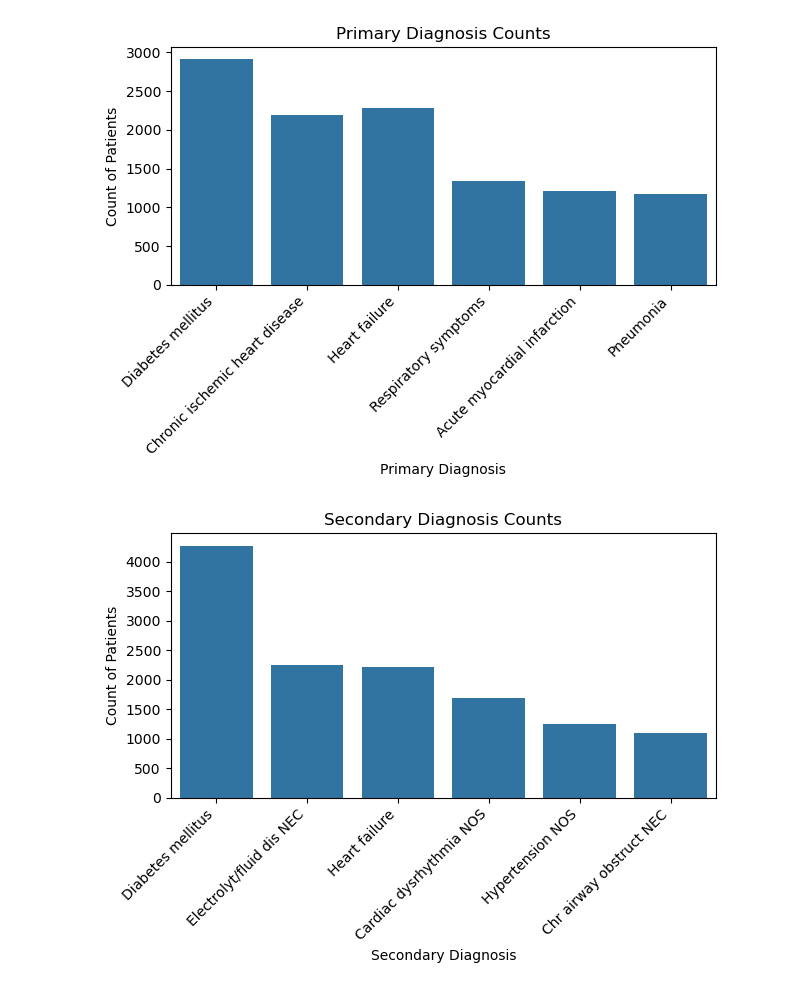
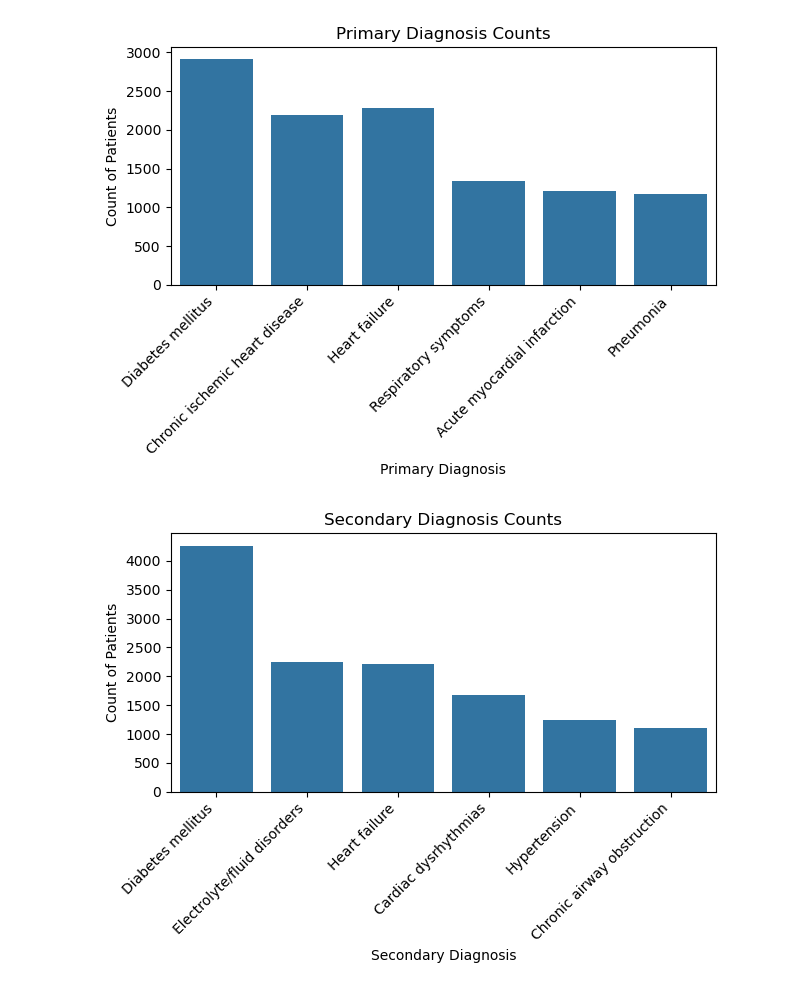
Before and after one commit to tonyinarula/Kaggle-Diabetes, a Jupyter notebook: analysis.ipynb, the cells around one changed output. Saved outputs shown, nothing was run; the diff lists cells and outputs as text; code cells hidden in the pictures.

```diff
--- a/analysis.ipynb
+++ b/analysis.ipynb
@@ -297,17 +294,21 @@ icd9_crosswalk_deduped['Description'] = icd9_crosswalk_deduped['Description'].re
                                                                                        'Chr ischemic hrt dis NOS': 'Chronic ischemic heart disease',
                                                                                        'Heart failure NOS': 'Heart failure',
                                                                                        'Pneumonia, organism NOS': 'Pneumonia',
-                                                                                       'Resp sys/chest symp NEC': 'Respiratory symptoms',})
+                                                                                       'Resp sys/chest symp NEC': 'Respiratory symptoms',
+                                                                                       'Hypertension NOS': 'Hypertension',
+                                                                                       'Electrolyt/fluid dis NEC': 'Electrolyte/fluid disorders',
+                                                                                       'Cardiac dysrhythmia NOS': 'Cardiac dysrhythmias',
+                                                                                       'Chr airway obstruct NEC': 'Chronic airway obstruction'})
 
 
 # merge crosswalk to descriptions of the primary, secondary, and tertiary diagnoses
-df_w_codes = df.merge(icd9_crosswalk_deduped, how = 'left', left_on = 'diag_1', right_on = 'ICD9')
-df_w_codes = df_w_codes.rename(columns = {'Description': 'diag_1_desc'})
-df_w_codes = df_w_codes.merge(icd9_crosswalk_deduped, how = 'left', left_on = 'diag_2', right_on = 'ICD9')
-df_w_codes = df_w_codes.rename(columns = {'Description': 'diag_2_desc'})
-df_w_codes = df_w_codes.merge(icd9_crosswalk_deduped, how = 'left', left_on = 'diag_3', right_on = 'ICD9')
-df_w_codes = df_w_codes.rename(columns = {'Description': 'diag_3_desc'})
-df_w_codes[['diag_1','diag_1_desc','diag_2','diag_2_desc','diag_3','diag_3_desc']].head(20)
+df = df.merge(icd9_crosswalk_deduped, how = 'left', left_on = 'diag_1', right_on = 'ICD9')
+df = df.rename(columns = {'Description': 'diag_1_desc'})
+df = df.merge(icd9_crosswalk_deduped, how = 'left', left_on = 'diag_2', right_on = 'ICD9')
+df = df.rename(columns = {'Description': 'diag_2_desc'})
+df = df.merge(icd9_crosswalk_deduped, how = 'left', left_on = 'diag_3', right_on = 'ICD9')
+df = df.rename(columns = {'Description': 'diag_3_desc'})
+df[['diag_1','diag_1_desc','diag_2','diag_2_desc','diag_3','diag_3_desc']].head(20)
 # %% [output]
 A value is trying to be set on a copy of a slice from a DataFrame.
 Try using .loc[row_indexer,col_indexer] = value instead
@@ -371,23 +372,23 @@ plt.tight_layout()
 [figure]
 # %%
 # secondary diagnosis counts
-top_diagnoses_2 = df_w_codes['diag_2_desc'].value_counts().head(6).index
-df_filtered = df_w_codes[df_w_codes['diag_2_desc'].isin(top_diagnoses_2)]
+top_diagnoses_2 = df['diag_2_desc'].value_counts().head(6).index
+df_filtered = df[df['diag_2_desc'].isin(top_diagnoses_2)]
 diagnosis_2_df = (df_filtered.groupby(by = ['diag_2_desc', 'readmitted'])
      .size()
      .reset_index(name='count')
 )
 
 sns.barplot(data = diagnosis_2_df.sort_values(by = 'count', ascending = False).reset_index(drop=True),
             x = 'diag_2_desc',
             y = 'count',
             errorbar = None)
 plt.xticks(rotation = 45, ha = 'right')
 plt.title('Secondary Diagnosis Counts')
 plt.xlabel('Secondary Diagnosis')
 plt.ylabel('Count of Patients')
 plt.tight_layout()
 # %% [output]
-[figure, old version]
+[figure, new version]
 # %%
 # tertiary diagnosis counts
```
Also changed, not shown: parts of 8 cells of this notebook.
